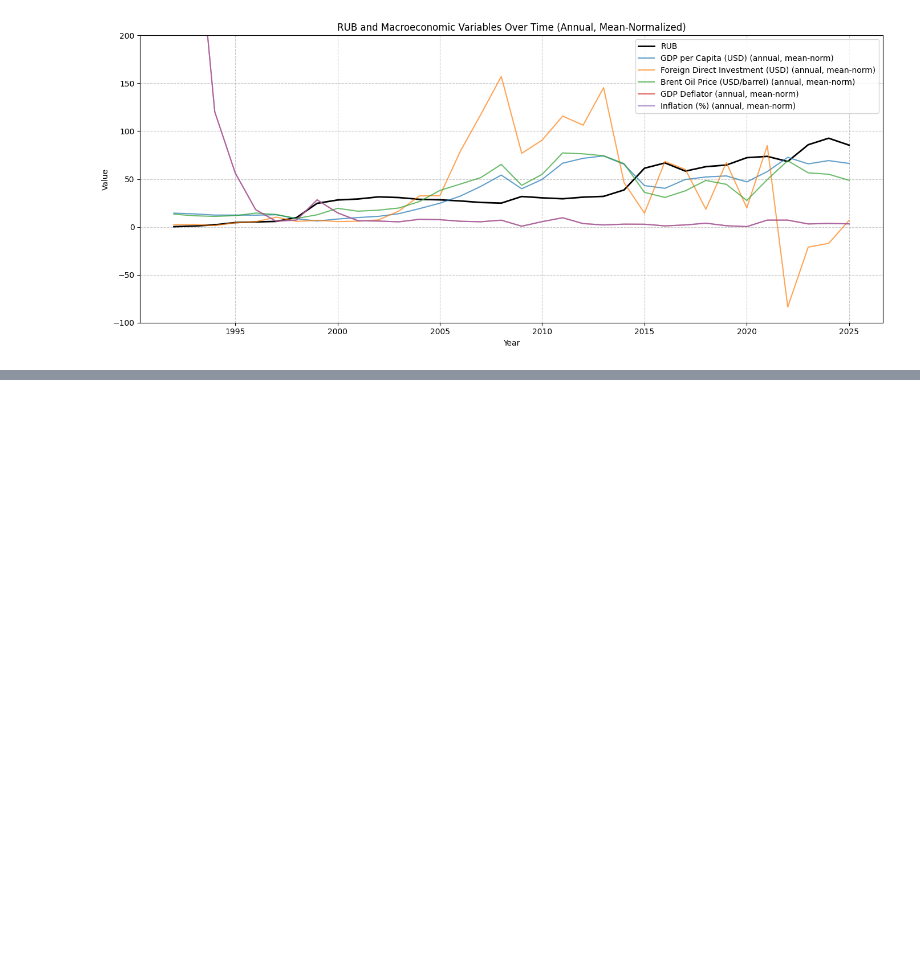
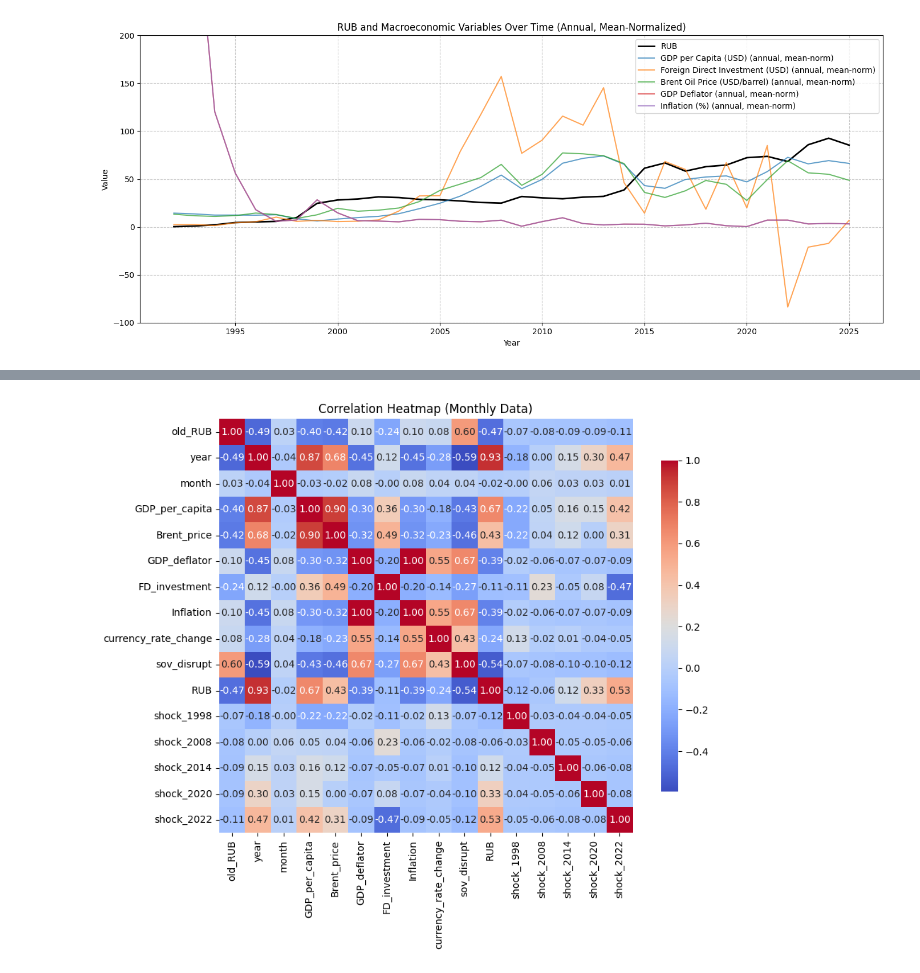
Before and after one commit to ZlataSparrow/Ruble_Volatility_Prediction, a Jupyter notebook: notebook/02_Exploratory_Data_Analysis.ipynb, the cells around one changed output, grey strips where cells are left out. Saved outputs shown, nothing was run; the diff lists cells and outputs as text; code cells hidden in the pictures; blank space fills up the shorter version.

```diff
--- a/notebook/02_Exploratory_Data_Analysis.ipynb
+++ b/notebook/02_Exploratory_Data_Analysis.ipynb
@@ -665,0 +650,16 @@ I plan to do this because:
+# %%
+data_monthly["shock_1998"] = ((data_monthly.index >= "1998-08-17") & (data_monthly.index <= "1999-06-30")).astype(int)
+data_monthly["shock_2008"] = ((data_monthly.index >= "2008-09-15") & (data_monthly.index <= "2009-12-31")).astype(int)
+data_monthly["shock_2014"] = ((data_monthly.index >= "2014-03-01") & (data_monthly.index <= "2015-12-31")).astype(int)
+data_monthly["shock_2020"] = ((data_monthly.index >= "2020-03-11") & (data_monthly.index <= "2021-12-31")).astype(int)
+data_monthly["shock_2022"] = ((data_monthly.index >= "2022-02-24") & (data_monthly.index <= "2024-12-31")).astype(int)
+
+corr = data_monthly.select_dtypes(include='number').corr()
+
+plt.figure(figsize=(10, 8))
+sns.heatmap(corr, annot=True, fmt=".2f", cmap="coolwarm", square=True, cbar_kws={"shrink": 0.8})
+plt.title("Correlation Heatmap (Monthly Data)")
+plt.tight_layout()
+plt.show()
+# %% [output]
+[figure, added]
```
Also changed, not shown: parts of 19 cells of this notebook, 2 other files.
